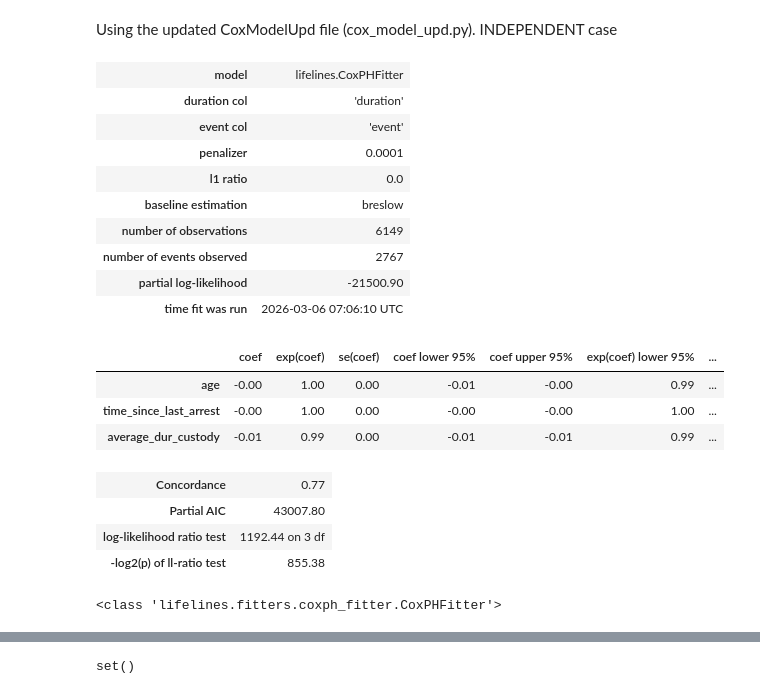
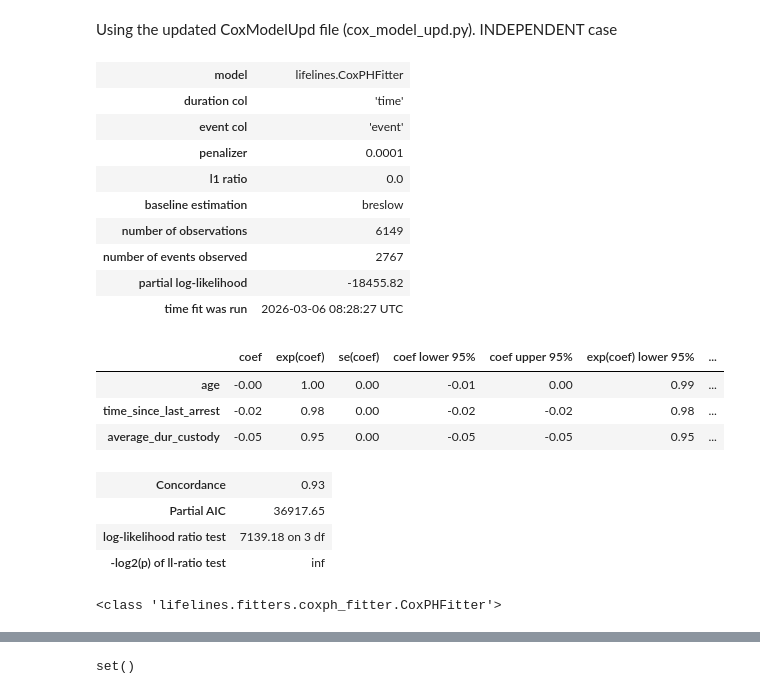
Before and after one commit to DKoleda6/recurrent_event, a Jupyter notebook: exp_jupyter.ipynb, the cells around one changed output, grey strips where cells are left out. Saved outputs shown, nothing was run; the diff lists cells and outputs as text; code cells hidden in the pictures.

```diff
--- a/exp_jupyter.ipynb
+++ b/exp_jupyter.ipynb
@@ -98,8 +98,8 @@ print("Test individuals:", test_df["name"].nunique())
 Train individuals: 3382
 Test individuals: 845
 # %%
-train_df["time"] = train_df["entry"] + train_df["dur"]
-test_df["time"] = test_df["entry"] + test_df["dur"]
+train_df["time"] = train_df["stop"] - train_df["start"]
+test_df["time"] = test_df["stop"] - test_df["start"]
 
 train_cens = train_df["event"].astype(bool)
 test_cens = test_df["event"].astype(bool)
@@ -729,38 +745,38 @@ Using the updated CoxModelUpd file (cox_model_upd.py). INDEPENDENT case
 # %%
 # INDEPENDENT
 train_ind = train_df.copy() #.drop_duplicates("name").copy()
-train_ind["duration"] = train_ind["time"] - train_ind["entry"]
+#train_ind["duration"] = train_ind["stop"] - train_ind["start"]
 
 features3 = [c for c in train_ind.columns
-            if c not in ["name", "entry", "time", "duration", "event", "dur", "episode_col"]]
+            if c not in ["name", "start", "time", "event", "stop", "episode_col"]]
 
-cols_for_model3 = ["duration", "event"] + features3
+cols_for_model3 = ["time", "event"] + features3
 train_model_df3 = train_ind[cols_for_model3].copy().fillna(-1)
 
 model3 = CoxModelUpd(
     features=features3,
     mode="independent",
     penalizer=0.0001
 )
 
 model3.fit(train_model_df3)
 # %% [output]
 | model | lifelines.CoxPHFitter |
-| duration col | 'duration' |
+| duration col | 'time' |
 | event col | 'event' |
 | penalizer | 0.0001 |
 | l1 ratio | 0.0 |
 | baseline estimation | breslow |
 | number of observations | 6149 |
 | number of events observed | 2767 |
-| partial log-likelihood | -21500.90 |
-| time fit was run | 2026-03-06 07:06:10 UTC |
+| partial log-likelihood | -18455.82 |
+| time fit was run | 2026-03-06 08:28:27 UTC |
 |  | coef | exp(coef) | se(coef) | coef lower 95% | coef upper 95% | exp(coef) lower 95% | ... |
-| age | -0.00 | 1.00 | 0.00 | -0.01 | -0.00 | 0.99 | ... |
-| time_since_last_arrest | -0.00 | 1.00 | 0.00 | -0.00 | -0.00 | 1.00 | ... |
-| average_dur_custody | -0.01 | 0.99 | 0.00 | -0.01 | -0.01 | 0.99 | ... |
+| age | -0.00 | 1.00 | 0.00 | -0.01 | 0.00 | 0.99 | ... |
+| time_since_last_arrest | -0.02 | 0.98 | 0.00 | -0.02 | -0.02 | 0.98 | ... |
+| average_dur_custody | -0.05 | 0.95 | 0.00 | -0.05 | -0.05 | 0.95 | ... |
-| Concordance | 0.77 |
-| Partial AIC | 43007.80 |
-| log-likelihood ratio test | 1192.44 on 3 df |
-| -log2(p) of ll-ratio test | 855.38 |
+| Concordance | 0.93 |
+| Partial AIC | 36917.65 |
+| log-likelihood ratio test | 7139.18 on 3 df |
+| -log2(p) of ll-ratio test | inf |
 <class 'lifelines.fitters.coxph_fitter.CoxPHFitter'>
```
Also changed, not shown: parts of 31 cells of this notebook, 3 other files.
